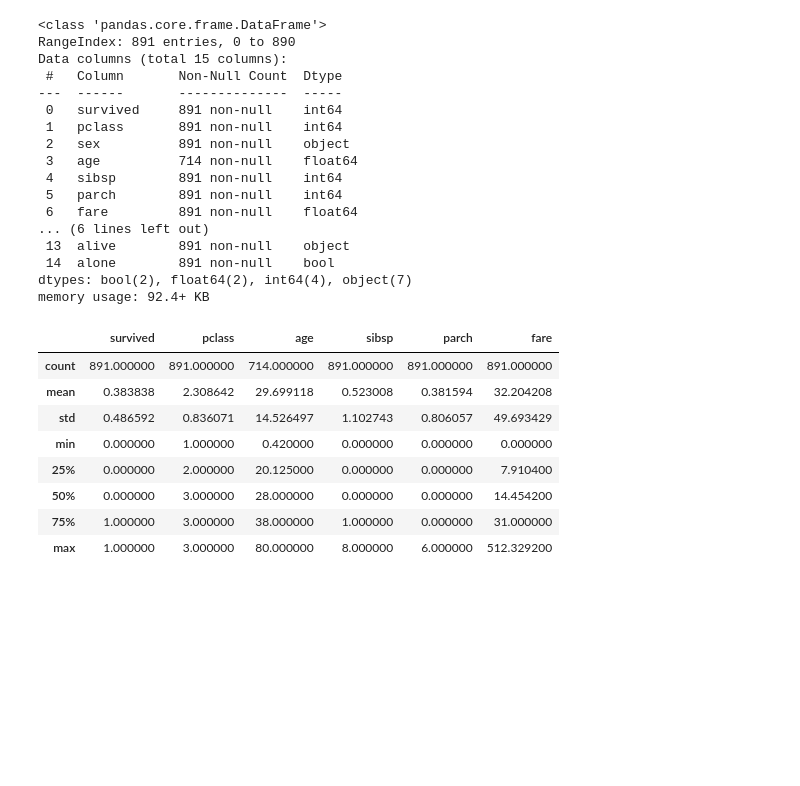
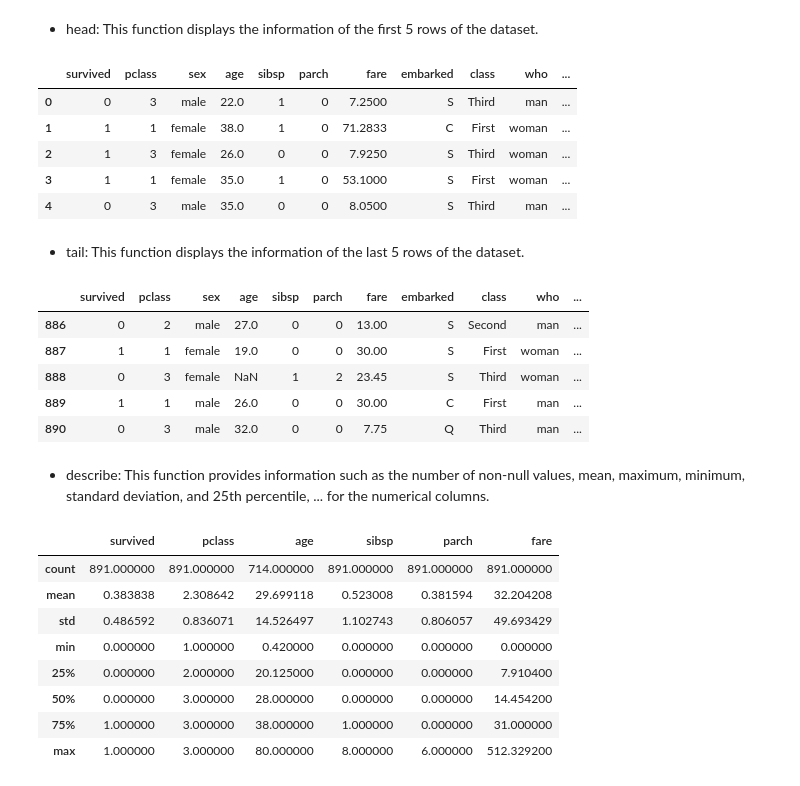
Before and after one commit to denezo/data-science-course, a Jupyter notebook: DS_CA2 (3).ipynb, the cells around one changed output. Saved outputs shown, nothing was run; the diff lists cells and outputs as text; code cells hidden in the pictures; blank space fills up the shorter version.

```diff
--- a/DS_CA2 (3).ipynb
+++ b/DS_CA2 (3).ipynb
@@ -22,23 +34,27 @@ df.head()
+# %% [markdown]
+* head: This function displays the information of the first 5 rows of the dataset.
 # %%
-df.info()
+df.head()
 # %% [output]
-<class 'pandas.core.frame.DataFrame'>
-RangeIndex: 891 entries, 0 to 890
-Data columns (total 15 columns):
- #   Column       Non-Null Count  Dtype
----  ------       --------------  -----
- 0   survived     891 non-null    int64
- 1   pclass       891 non-null    int64
- 2   sex          891 non-null    object
- 3   age          714 non-null    float64
- 4   sibsp        891 non-null    int64
- 5   parch        891 non-null    int64
- 6   fare         891 non-null    float64
-... (6 lines left out)
- 13  alive        891 non-null    object
- 14  alone        891 non-null    bool
-dtypes: bool(2), float64(2), int64(4), object(7)
-memory usage: 92.4+ KB
+|  | survived | pclass | sex | age | sibsp | parch | fare | embarked | class | who | ... |
+| 0 | 0 | 3 | male | 22.0 | 1 | 0 | 7.2500 | S | Third | man | ... |
+| 1 | 1 | 1 | female | 38.0 | 1 | 0 | 71.2833 | C | First | woman | ... |
+| 2 | 1 | 3 | female | 26.0 | 0 | 0 | 7.9250 | S | Third | woman | ... |
+| 3 | 1 | 1 | female | 35.0 | 1 | 0 | 53.1000 | S | First | woman | ... |
+| 4 | 0 | 3 | male | 35.0 | 0 | 0 | 8.0500 | S | Third | man | ... |
+# %% [markdown]
+* tail: This function displays the information of the last 5 rows of the dataset.
+# %%
+df.tail()
+# %% [output]
+|  | survived | pclass | sex | age | sibsp | parch | fare | embarked | class | who | ... |
+| 886 | 0 | 2 | male | 27.0 | 0 | 0 | 13.00 | S | Second | man | ... |
+| 887 | 1 | 1 | female | 19.0 | 0 | 0 | 30.00 | S | First | woman | ... |
+| 888 | 0 | 3 | female | NaN | 1 | 2 | 23.45 | S | Third | woman | ... |
+| 889 | 1 | 1 | male | 26.0 | 0 | 0 | 30.00 | C | First | man | ... |
+| 890 | 0 | 3 | male | 32.0 | 0 | 0 | 7.75 | Q | Third | man | ... |
+# %% [markdown]
+* describe: This function provides information such as the number of non-null values, mean, maximum, minimum, standard deviation, and 25th percentile, ... for the numerical columns.
 # %%
 df.describe()
 # %% [output]
```
Also changed, not shown: parts of 72 cells of this notebook.
